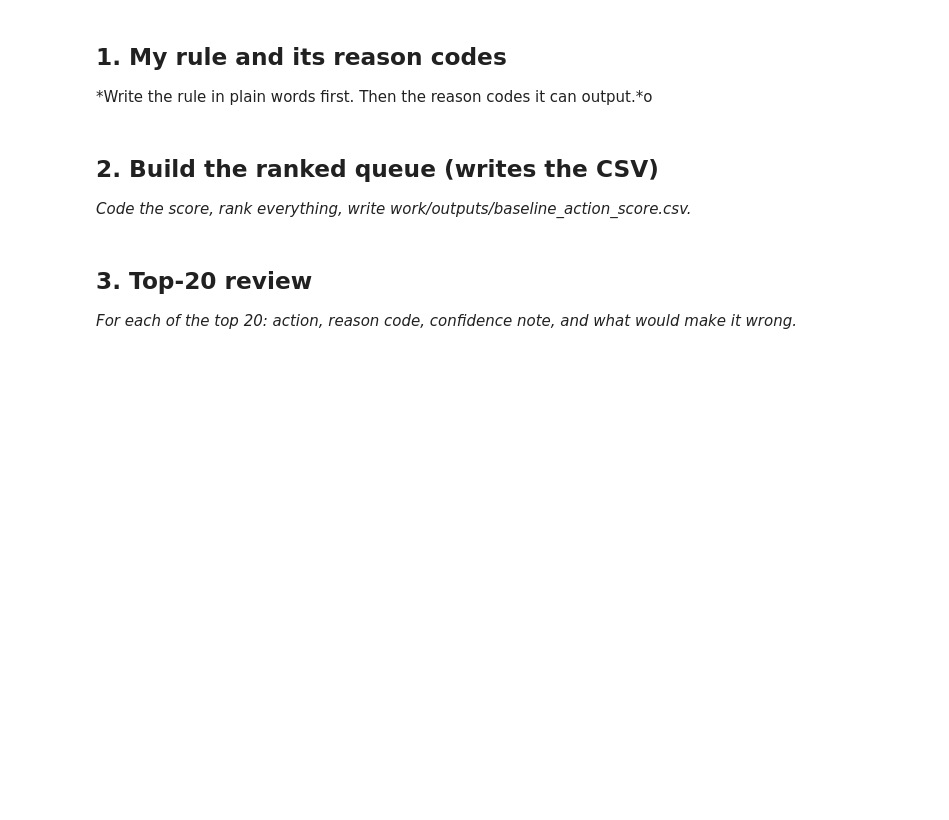
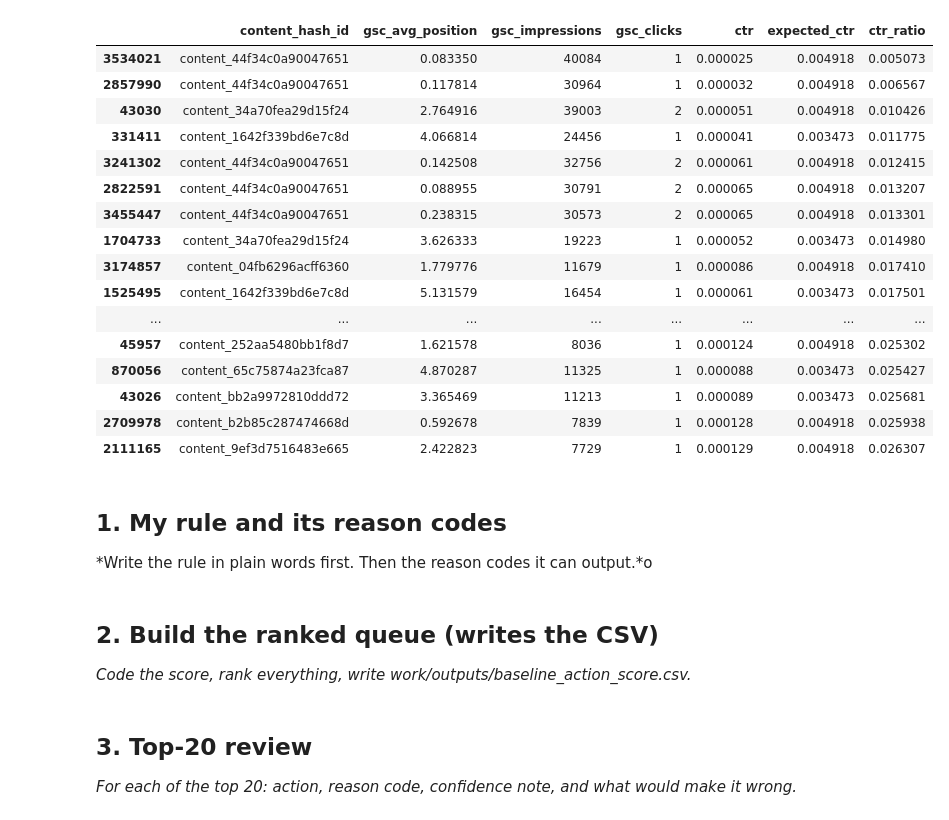
Before and after one commit to yousefwerida28/Flyrank-ML-intern, a Jupyter notebook: work/notebooks/w04_baseline_score.ipynb, the cells around one changed output. Saved outputs shown, nothing was run; the diff lists cells and outputs as text; code cells hidden in the pictures; blank space fills up the shorter version.

```diff
--- a/work/notebooks/w04_baseline_score.ipynb
+++ b/work/notebooks/w04_baseline_score.ipynb
@@ -8,0 +152,18 @@ This skeleton is yours to fill. Work the sections **in order** — each one has
+# %%
+ctr_df["position_bucket"] = pd.cut(
+    ctr_df["gsc_avg_position"],
+    bins=[0, 3, 10, 20, 50, float("inf")],
+    labels=["1-3", "4-10", "11-20", "21-50", "51+"]
+)
+# %%
+ctr_position_table = (
+    ctr_df
+    .groupby("position_bucket", observed=False)
+    .agg(
+        n=("content_hash_id", "size"),
+        avg_ctr=("ctr", "mean")
+    )
+    .reset_index()
+)
+
+ctr_position_table
@@ -9,3 +177,54 @@ This skeleton is yours to fill. Work the sections **in order** — each one has
+# %%
+ctr_df = pd.merge(
+    ctr_df,
+    ctr_position_table[["position_bucket", "avg_ctr"]].rename(
+        columns={"avg_ctr": "expected_ctr"}
+    ),
+    on="position_bucket",
+    how="left",
+)
+
+ctr_df["ctr_ratio"] = ctr_df["ctr"] / ctr_df["expected_ctr"]
+
+#Compare each page with its position's expected CTR
+low_ctr_pages = (
+    ctr_df[
+        (ctr_df["gsc_avg_position"] <= 20) &
+        (ctr_df["gsc_clicks"] > 0) &
+        (ctr_df["ctr_ratio"] <= 0.5)
+    ]
+    .sort_values("ctr_ratio")
+)
+
+low_ctr_pages[
+    [
+        "content_hash_id",
+        "gsc_avg_position",
+        "gsc_impressions",
+        "gsc_clicks",
+        "ctr",
+        "expected_ctr",
+        "ctr_ratio"
+    ]
+].head(20)
+# %% [output]
+|  | content_hash_id | gsc_avg_position | gsc_impressions | gsc_clicks | ctr | expected_ctr | ctr_ratio |
+| 3534021 | content_44f34c0a90047651 | 0.083350 | 40084 | 1 | 0.000025 | 0.004918 | 0.005073 |
+| 2857990 | content_44f34c0a90047651 | 0.117814 | 30964 | 1 | 0.000032 | 0.004918 | 0.006567 |
+| 43030 | content_34a70fea29d15f24 | 2.764916 | 39003 | 2 | 0.000051 | 0.004918 | 0.010426 |
+| 331411 | content_1642f339bd6e7c8d | 4.066814 | 24456 | 1 | 0.000041 | 0.003473 | 0.011775 |
+| 3241302 | content_44f34c0a90047651 | 0.142508 | 32756 | 2 | 0.000061 | 0.004918 | 0.012415 |
+| 2822591 | content_44f34c0a90047651 | 0.088955 | 30791 | 2 | 0.000065 | 0.004918 | 0.013207 |
+| 3455447 | content_44f34c0a90047651 | 0.238315 | 30573 | 2 | 0.000065 | 0.004918 | 0.013301 |
+| 1704733 | content_34a70fea29d15f24 | 3.626333 | 19223 | 1 | 0.000052 | 0.003473 | 0.014980 |
+| 3174857 | content_04fb6296acff6360 | 1.779776 | 11679 | 1 | 0.000086 | 0.004918 | 0.017410 |
+| 1525495 | content_1642f339bd6e7c8d | 5.131579 | 16454 | 1 | 0.000061 | 0.003473 | 0.017501 |
+| ... | ... | ... | ... | ... | ... | ... | ... |
+| 45957 | content_252aa5480bb1f8d7 | 1.621578 | 8036 | 1 | 0.000124 | 0.004918 | 0.025302 |
+| 870056 | content_65c75874a23fca87 | 4.870287 | 11325 | 1 | 0.000088 | 0.003473 | 0.025427 |
+| 43026 | content_bb2a9972810ddd72 | 3.365469 | 11213 | 1 | 0.000089 | 0.003473 | 0.025681 |
+| 2709978 | content_b2b85c287474668d | 0.592678 | 7839 | 1 | 0.000128 | 0.004918 | 0.025938 |
+| 2111165 | content_9ef3d7516483e665 | 2.422823 | 7729 | 1 | 0.000129 | 0.004918 | 0.026307 |
 # %% [markdown]
 ## 1. My rule and its reason codes
 
```
Also changed, not shown: parts of 11 cells of this notebook.
